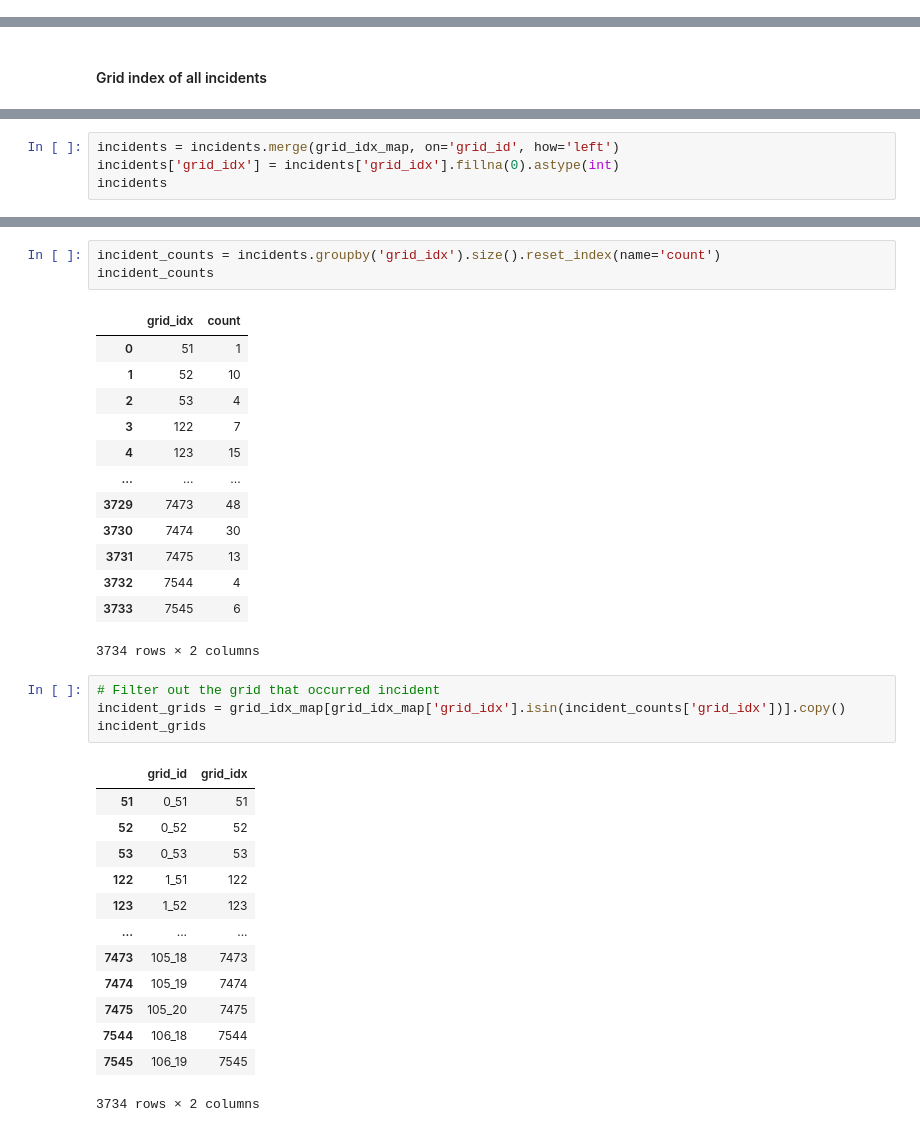
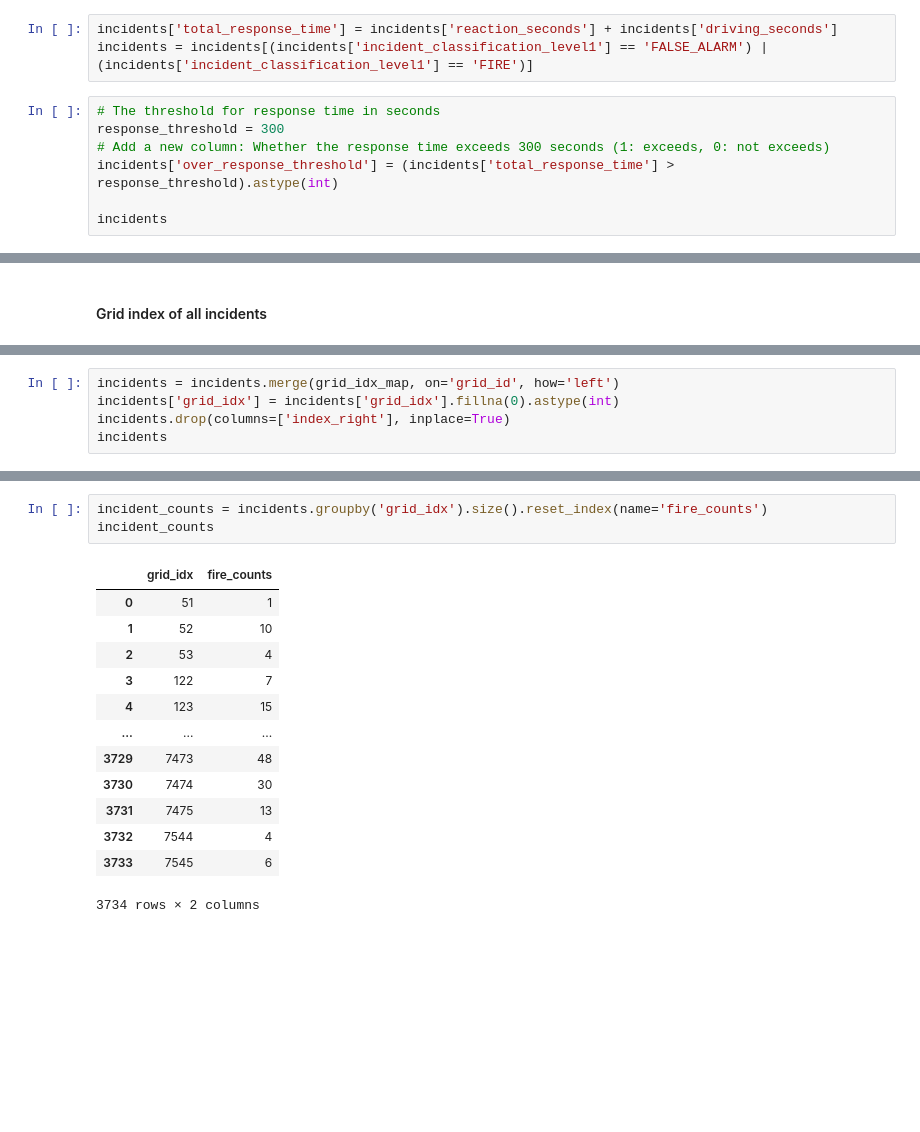
Before and after one commit to Schnappi99/Fire_Station_Optimisation_GA, a Jupyter notebook: utils/preprocess.ipynb, the cells around one changed output, grey strips where cells are left out. Cells and saved outputs as stored; diff of their text form; blank space fills up the shorter version.

```diff
--- a/utils/preprocess.ipynb
+++ b/utils/preprocess.ipynb
@@ -62,0 +61,10 @@ stations = pd.read_csv('Data/station_locations.csv')
+# %%
+incidents['total_response_time'] = incidents['reaction_seconds'] + incidents['driving_seconds']
+incidents = incidents[(incidents['incident_classification_level1'] == 'FALSE_ALARM') | (incidents['incident_classification_level1'] == 'FIRE')]
+# %%
+# The threshold for response time in seconds
+response_threshold = 300
+# Add a new column: Whether the response time exceeds 300 seconds (1: exceeds, 0: not exceeds)
+incidents['over_response_threshold'] = (incidents['total_response_time'] > response_threshold).astype(int)
+
+incidents
@@ -214,6 +216,7 @@ np.save(data_dir / "incident_grid_idx", incident_grid_idx)
 # %%
 incidents = incidents.merge(grid_idx_map, on='grid_id', how='left')
 incidents['grid_idx'] = incidents['grid_idx'].fillna(0).astype(int)
+incidents.drop(columns=['index_right'], inplace=True)
 incidents
 # %% [output]
 |  | call_time | incident_classification_label | incident_profile_label | incident_classification_level1 | prl_count | brv_count | ... |
@@ -232,8 +235,8 @@ incidents
 # %%
-incident_counts = incidents.groupby('grid_idx').size().reset_index(name='count')
+incident_counts = incidents.groupby('grid_idx').size().reset_index(name='fire_counts')
 incident_counts
 # %% [output]
-|  | grid_idx | count |
+|  | grid_idx | fire_counts |
 | 0 | 51 | 1 |
 | 1 | 52 | 10 |
 | 2 | 53 | 4 |
@@ -246,21 +249,3 @@ incident_counts
 | 3732 | 7544 | 4 |
 | 3733 | 7545 | 6 |
 3734 rows × 2 columns
-# %%
-# Filter out the grid that occurred incident
-incident_grids = grid_idx_map[grid_idx_map['grid_idx'].isin(incident_counts['grid_idx'])].copy()
-incident_grids
-# %% [output]
-|  | grid_id | grid_idx |
-| 51 | 0_51 | 51 |
-| 52 | 0_52 | 52 |
-| 53 | 0_53 | 53 |
-| 122 | 1_51 | 122 |
-| 123 | 1_52 | 123 |
-| ... | ... | ... |
-| 7473 | 105_18 | 7473 |
-| 7474 | 105_19 | 7474 |
-| 7475 | 105_20 | 7475 |
-| 7544 | 106_18 | 7544 |
-| 7545 | 106_19 | 7545 |
-3734 rows × 2 columns
```
Also changed, not shown: parts of 28 cells of this notebook, 26 other files.
